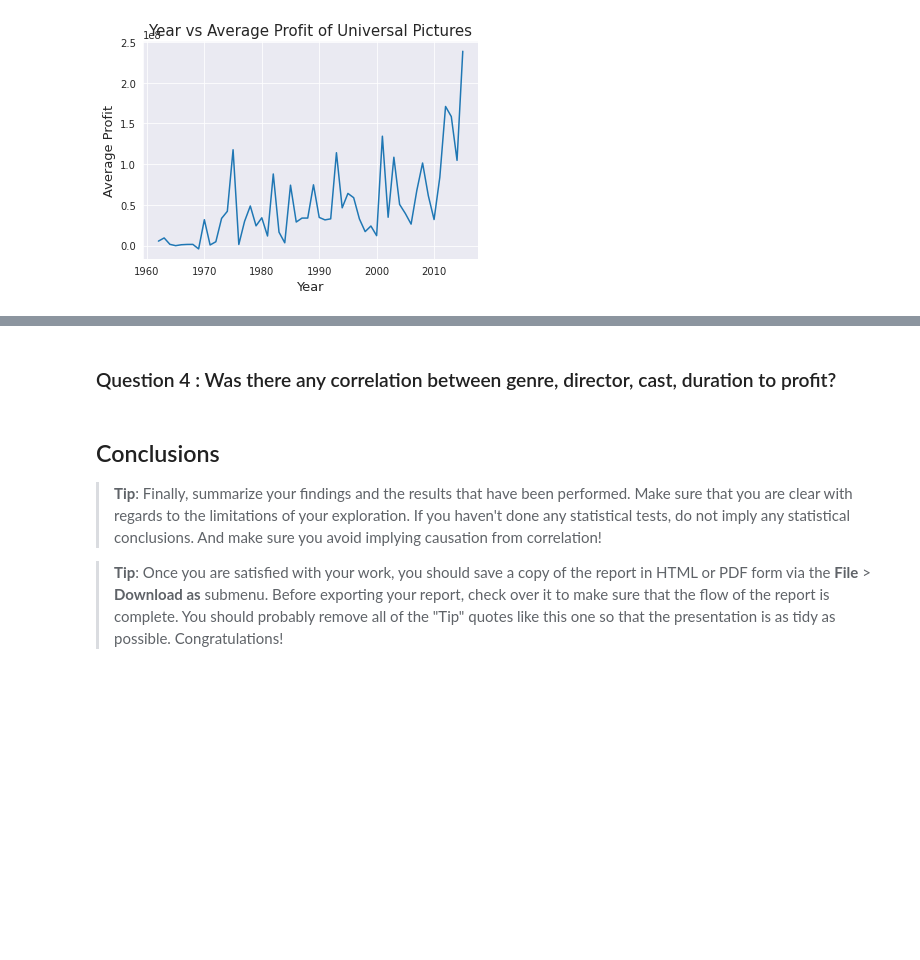
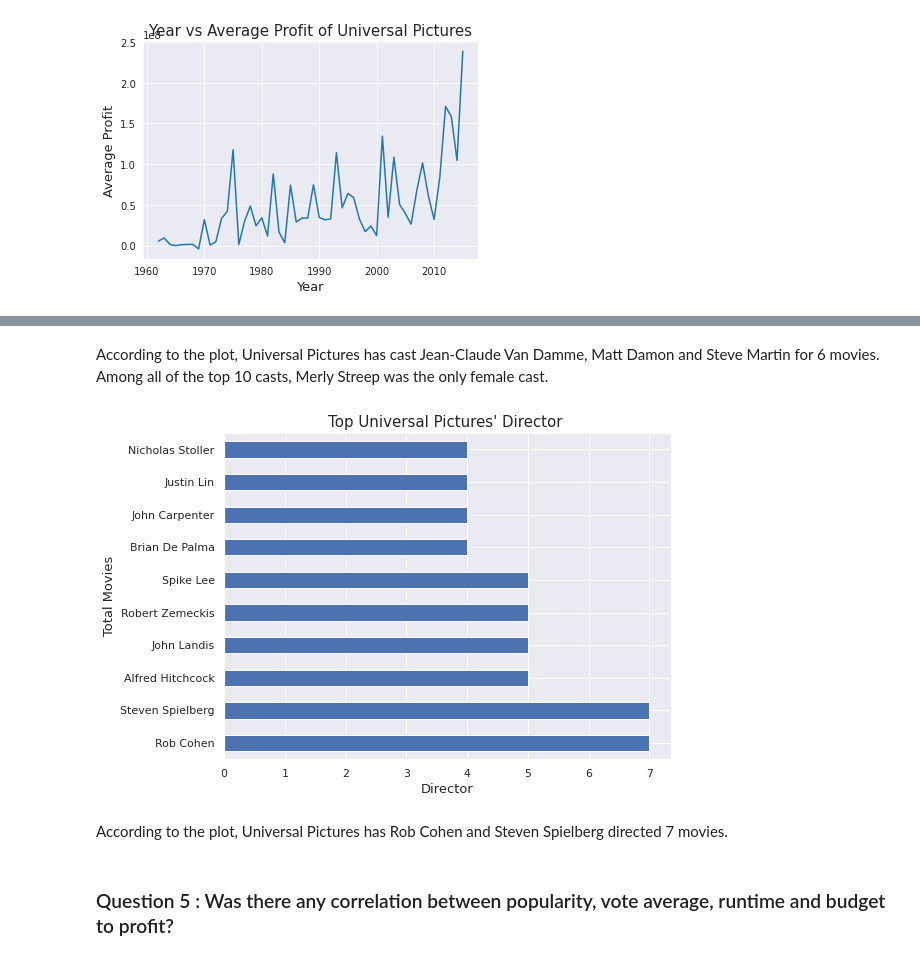
Before and after one commit to opeolipe/analysis, a Jupyter notebook: Production_Companies_Movie_Analysis.ipynb, the cells around one changed output, grey strips where cells are left out. Cells and saved outputs as stored; diff of their text form; code cells hidden in the pictures; blank space fills up the shorter version.

```diff
--- a/Production_Companies_Movie_Analysis.ipynb
+++ b/Production_Companies_Movie_Analysis.ipynb
@@ -319,9 +346,22 @@ sns.set_style("whitegrid")
+# %% [markdown]
+According to the plot, Universal Pictures has cast Jean-Claude Van Damme, Matt Damon and Steve Martin for 6 movies. Among all of the top 10 casts, Merly Streep was the only female cast.
+# %%
+# Let's do the same thing for Director
+director_up = df_up.groupby('director').id.count()
+
+director_up = director_up.nlargest(10)
+
+# Make the plot
+director_up.plot(y='id',kind='barh', fontsize=11, figsize=(8,6))
+
+# Set the title and label
+plt.title("Top Universal Pictures' Director ", fontsize=15)
+plt.xlabel("Director", fontsize=13)
+plt.ylabel("Total Movies", fontsize=13)
+sns.set_style("darkgrid")
+# %% [output]
+[figure, added]
+# %% [markdown]
+According to the plot, Universal Pictures has Rob Cohen and Steven Spielberg directed 7 movies.
 # %% [markdown]
-### Question 4 : Was there any correlation between genre, director, cast, duration to profit?
+### Question 5 : Was there any correlation between popularity, vote average, runtime and budget to profit?
-# %% [markdown]
-<a id='conclusions'></a>
-## Conclusions
-
-> **Tip**: Finally, summarize your findings and the results that have been performed. Make sure that you are clear with regards to the limitations of your exploration. If you haven't done any statistical tests, do not imply any statistical conclusions. And make sure you avoid implying causation from correlation!
-
-> **Tip**: Once you are satisfied with your work, you should save a copy of the report in HTML or PDF form via the **File** > **Download as** submenu. Before exporting your report, check over it to make sure that the flow of the report is complete. You should probably remove all of the "Tip" quotes like this one so that the presentation is as tidy as possible. Congratulations!
```
Also changed, not shown: parts of 14 cells of this notebook.
